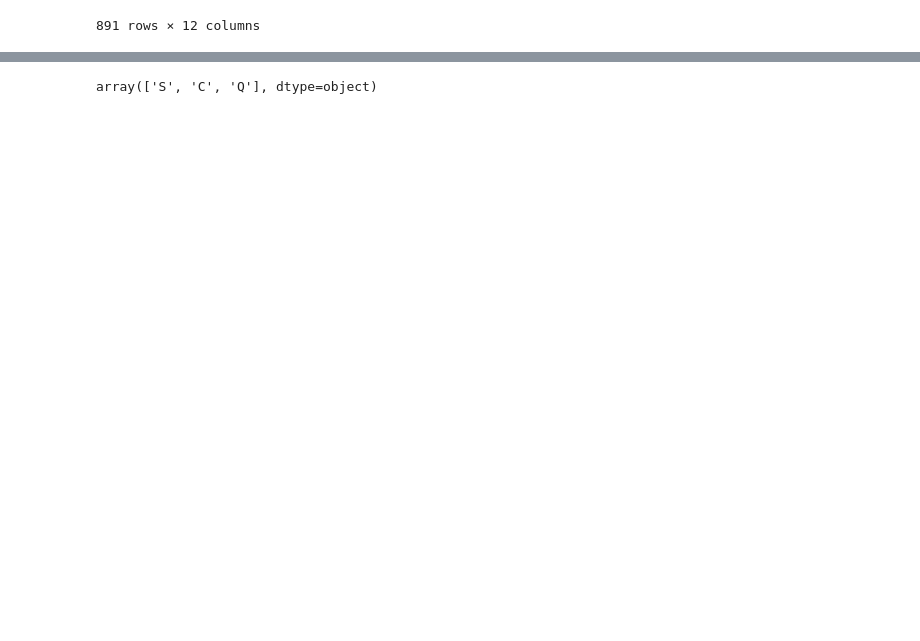
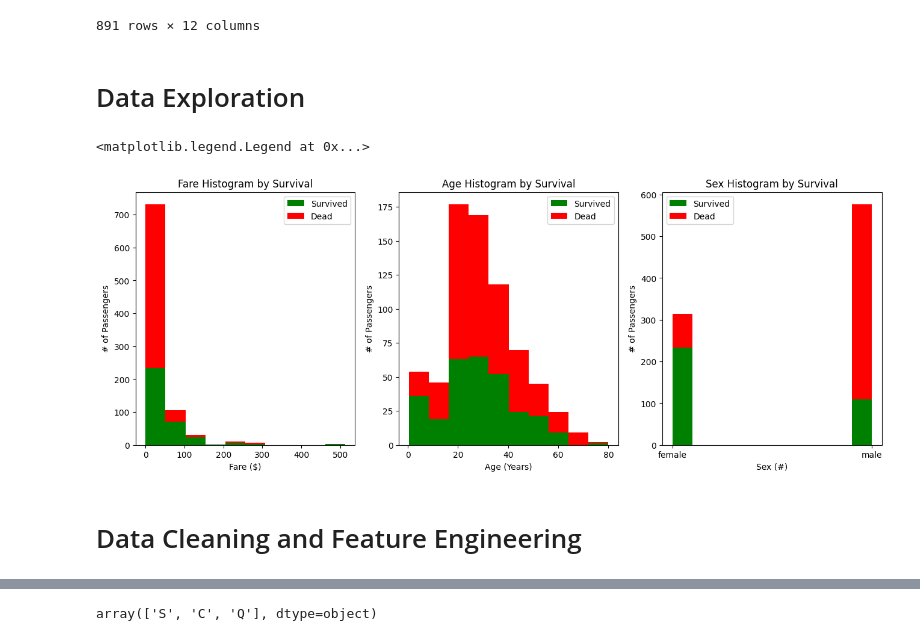
Before and after one commit to MH0386/titanic_classification, a Jupyter notebook: titanic_classification.ipynb, the cells around one changed output, grey strips where cells are left out. Cells and saved outputs as stored; diff of their text form; code cells hidden in the pictures; blank space fills up the shorter version.

```diff
--- a/titanic_classification.ipynb
+++ b/titanic_classification.ipynb
@@ -26,3 +28,35 @@ train_data
 | 889 | 890 | 1 | 1 | Behr, Mr. Karl Howell | male | 26.0 | 0 | 0 | 111369 | 30.0000 | ... |
 | 890 | 891 | 0 | 3 | Dooley, Mr. Patrick | male | 32.0 | 0 | 0 | 370376 | 7.7500 | ... |
 891 rows × 12 columns
+# %% [markdown]
+# Data Exploration
+# %%
+plt.figure(figsize=[16, 12])
+plt.subplot(234)
+plt.hist(x=[train_data[train_data['Survived'] == 1]['Fare'], train_data[train_data['Survived'] == 0]['Fare']],
+         stacked=True, color=['g', 'r'], label=['Survived', 'Dead'])
+plt.title('Fare Histogram by Survival')
+plt.xlabel('Fare ($)')
+plt.ylabel('# of Passengers')
+plt.legend()
+
+plt.subplot(235)
+plt.hist(x=[train_data[train_data['Survived'] == 1]['Age'], train_data[train_data['Survived'] == 0]['Age']],
+         stacked=True, color=['g', 'r'], label=['Survived', 'Dead'])
+plt.title('Age Histogram by Survival')
+plt.xlabel('Age (Years)')
+plt.ylabel('# of Passengers')
+plt.legend()
+
+plt.subplot(236)
+plt.hist(x=[train_data[train_data['Survived'] == 1]['Sex'], train_data[train_data['Survived'] == 0]['Sex']],
+         stacked=True, color=['g', 'r'], label=['Survived', 'Dead'])
+plt.title('Sex Histogram by Survival')
+plt.xlabel('Sex (#)')
+plt.ylabel('# of Passengers')
+plt.legend()
+# %% [output]
+<matplotlib.legend.Legend at 0x...>
+[figure, added]
+# %% [markdown]
+# Data Cleaning and Feature Engineering
```
Also changed, not shown: parts of 32 cells of this notebook, 1 other file.
